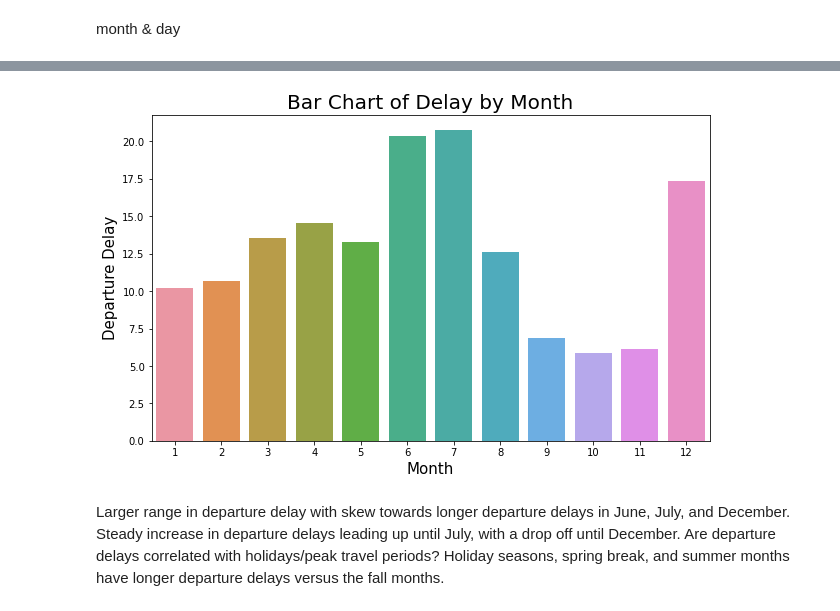
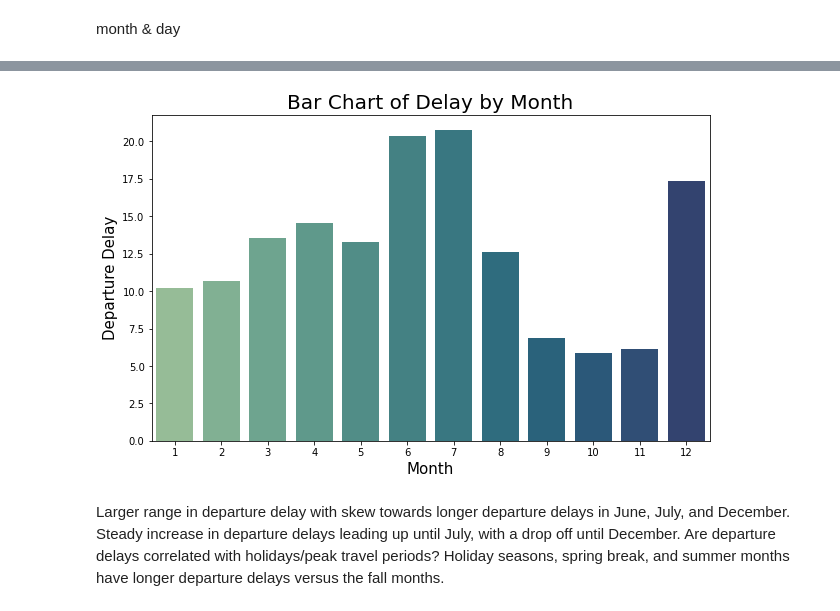
Before and after one commit to hsong1101/ADS-505-Project, a Jupyter notebook: ADS505_Group_Project.ipynb, the cells around one changed output, grey strips where cells are left out. Saved outputs shown, nothing was run; the diff lists cells and outputs as text; code cells hidden in the pictures.

```diff
--- a/ADS505_Group_Project.ipynb
+++ b/ADS505_Group_Project.ipynb
@@ -142,16 +174,16 @@ plt.show();
 # %%
 delay_month = data.groupby(['month'])[['dep_delay']].mean().sort_values('dep_delay', ascending=False).reset_index()
 
 fig, ax = plt.subplots(figsize=(10, 6))
 
-ax = sns.barplot(x='month', y='dep_delay', data=delay_month, ax=ax)
+ax = sns.barplot(x='month', y='dep_delay', data=delay_month, ax=ax, palette='crest')
 
 ax.set_xlabel('Month', size=15)
 ax.set_ylabel('Departure Delay', size=15)
 ax.set_title('Bar Chart of Delay by Month', size=20)
 plt.show();
 # %% [output]
-[figure, old version]
+[figure, new version]
 # %% [markdown]
 Larger range in departure delay with skew towards longer departure delays in June, July, and December. Steady increase in departure delays leading up until July, with a drop off until December. Are departure delays correlated with holidays/peak travel periods? Holiday seasons, spring break, and summer months have longer departure delays versus the fall months.
 # %% [markdown]
```
Also changed, not shown: parts of 68 cells of this notebook.
